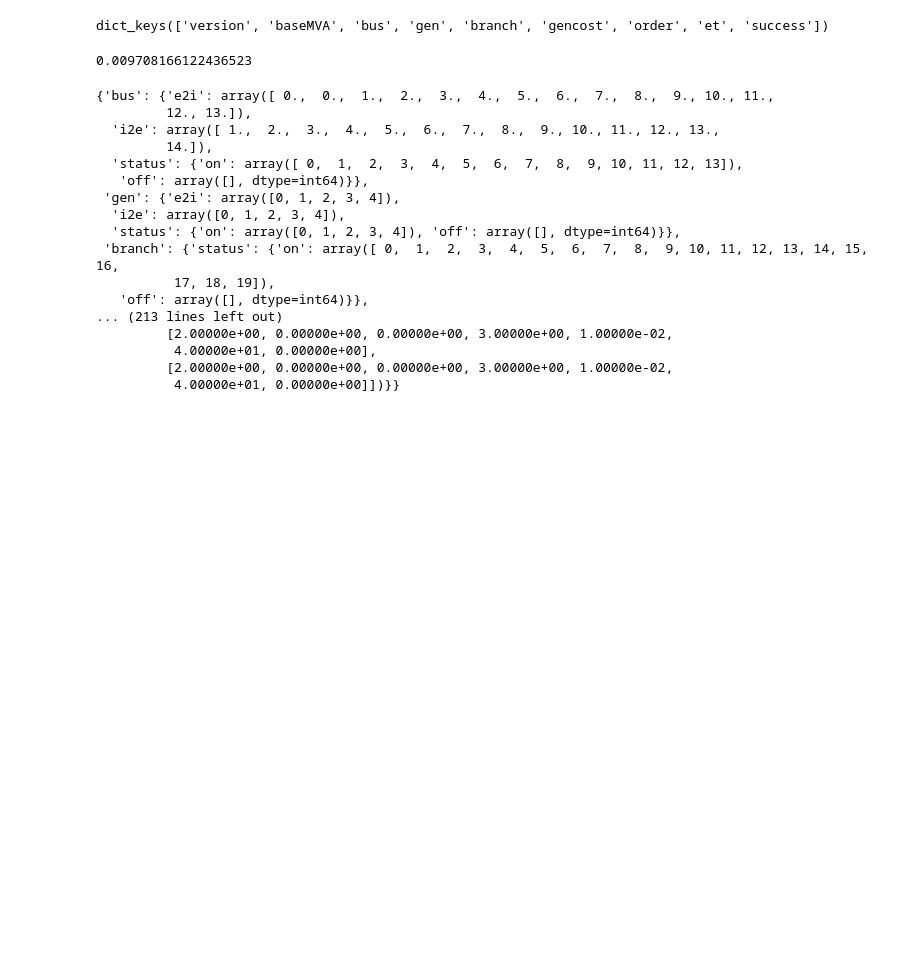
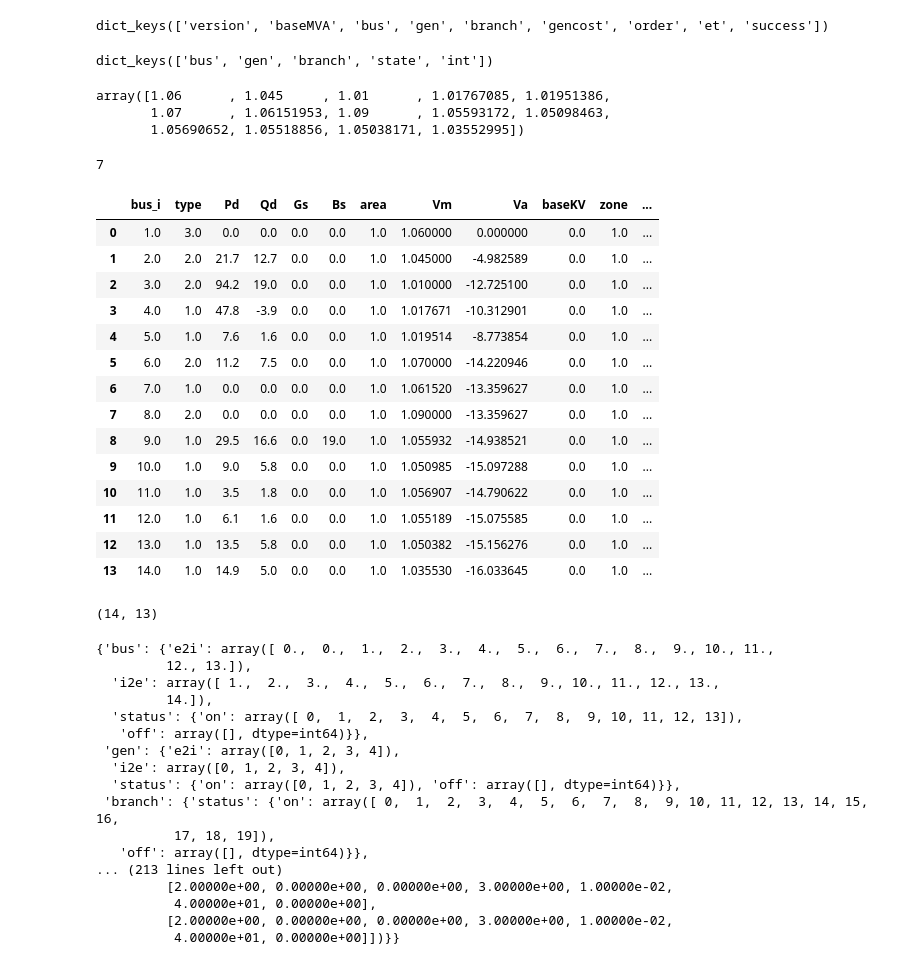
Before and after one commit to CURENT/ams, a Jupyter notebook: dev/demo/5.LinkPyPower.ipynb, the cells around one changed output. Saved outputs shown, nothing was run; the diff lists cells and outputs as text; code cells hidden in the pictures; blank space fills up the shorter version.

```diff
--- a/dev/demo/5.LinkPyPower.ipynb
+++ b/dev/demo/5.LinkPyPower.ipynb
@@ -87,7 +79,7 @@ array([0., 0., 0., 0., 0., 0., 0., 0., 0., 0., 0., 0., 0., 0., 0., 0., 0.,
 # %%
 from ams.solver.ipp import to_ppc
 
-spc, key_dict, ppc_gen, gen_df = to_ppc(sp)
+spc, key_dict, col_dict = sp._ppc, sp._key, sp._col
 # %%
 from ams.solver.pypower.runpf import runpf, rundcpf
 from ams.solver.pypower.runopf import runopf, rundcopf
@@ -102,10 +94,42 @@ r_pf, _ = runpf(ppc)
 r_pf.keys()
 # %% [output]
 dict_keys(['version', 'baseMVA', 'bus', 'gen', 'branch', 'gencost', 'order', 'et', 'success'])
-# %%
-r_pf['et']
-# %% [output]
-0.009708166122436523
+# %%
+r_pf['order'].keys()
+# %% [output]
+dict_keys(['bus', 'gen', 'branch', 'state', 'int'])
+# %%
+r_pf['bus'][:, 7]
+# %% [output]
+array([1.06      , 1.045     , 1.01      , 1.01767085, 1.01951386,
+       1.07      , 1.06151953, 1.09      , 1.05593172, 1.05098463,
+       1.05690652, 1.05518856, 1.05038171, 1.03552995])
+# %%
+col_dict['bus'].index('Vm')
+# %% [output]
+7
+# %%
+pd.DataFrame(r_pf['bus'], columns=col_dict['bus'])
+# %% [output]
+|  | bus_i | type | Pd | Qd | Gs | Bs | area | Vm | Va | baseKV | zone | ... |
+| 0 | 1.0 | 3.0 | 0.0 | 0.0 | 0.0 | 0.0 | 1.0 | 1.060000 | 0.000000 | 0.0 | 1.0 | ... |
+| 1 | 2.0 | 2.0 | 21.7 | 12.7 | 0.0 | 0.0 | 1.0 | 1.045000 | -4.982589 | 0.0 | 1.0 | ... |
+| 2 | 3.0 | 2.0 | 94.2 | 19.0 | 0.0 | 0.0 | 1.0 | 1.010000 | -12.725100 | 0.0 | 1.0 | ... |
+| 3 | 4.0 | 1.0 | 47.8 | -3.9 | 0.0 | 0.0 | 1.0 | 1.017671 | -10.312901 | 0.0 | 1.0 | ... |
+| 4 | 5.0 | 1.0 | 7.6 | 1.6 | 0.0 | 0.0 | 1.0 | 1.019514 | -8.773854 | 0.0 | 1.0 | ... |
+| 5 | 6.0 | 2.0 | 11.2 | 7.5 | 0.0 | 0.0 | 1.0 | 1.070000 | -14.220946 | 0.0 | 1.0 | ... |
+| 6 | 7.0 | 1.0 | 0.0 | 0.0 | 0.0 | 0.0 | 1.0 | 1.061520 | -13.359627 | 0.0 | 1.0 | ... |
+| 7 | 8.0 | 2.0 | 0.0 | 0.0 | 0.0 | 0.0 | 1.0 | 1.090000 | -13.359627 | 0.0 | 1.0 | ... |
+| 8 | 9.0 | 1.0 | 29.5 | 16.6 | 0.0 | 19.0 | 1.0 | 1.055932 | -14.938521 | 0.0 | 1.0 | ... |
+| 9 | 10.0 | 1.0 | 9.0 | 5.8 | 0.0 | 0.0 | 1.0 | 1.050985 | -15.097288 | 0.0 | 1.0 | ... |
+| 10 | 11.0 | 1.0 | 3.5 | 1.8 | 0.0 | 0.0 | 1.0 | 1.056907 | -14.790622 | 0.0 | 1.0 | ... |
+| 11 | 12.0 | 1.0 | 6.1 | 1.6 | 0.0 | 0.0 | 1.0 | 1.055189 | -15.075585 | 0.0 | 1.0 | ... |
+| 12 | 13.0 | 1.0 | 13.5 | 5.8 | 0.0 | 0.0 | 1.0 | 1.050382 | -15.156276 | 0.0 | 1.0 | ... |
+| 13 | 14.0 | 1.0 | 14.9 | 5.0 | 0.0 | 0.0 | 1.0 | 1.035530 | -16.033645 | 0.0 | 1.0 | ... |
+# %%
+r_pf['bus'].shape
+# %% [output]
+(14, 13)
 # %%
 r_pf['order']
 # %% [output]
```
Also changed, not shown: parts of 6 cells of this notebook.
